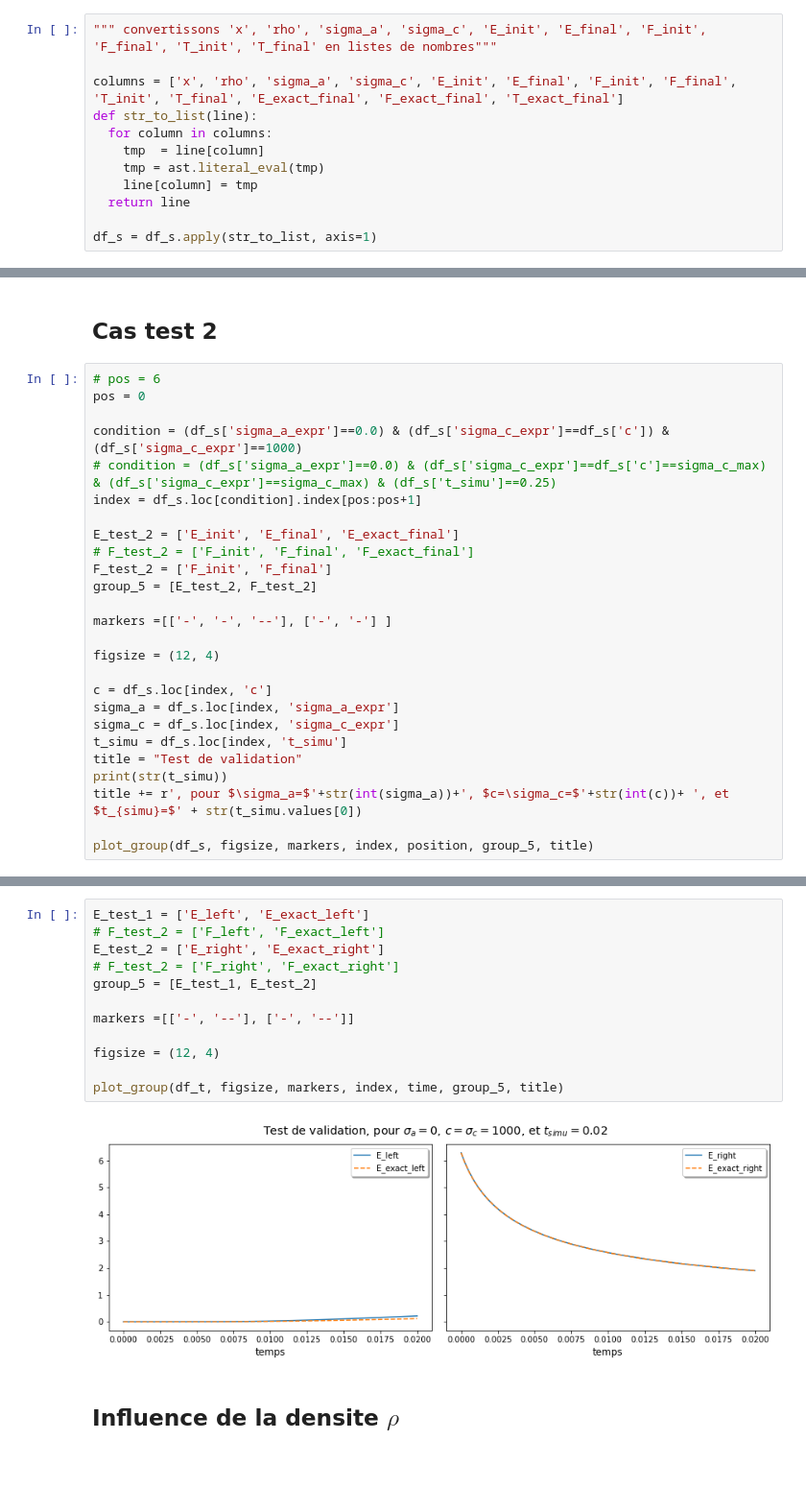
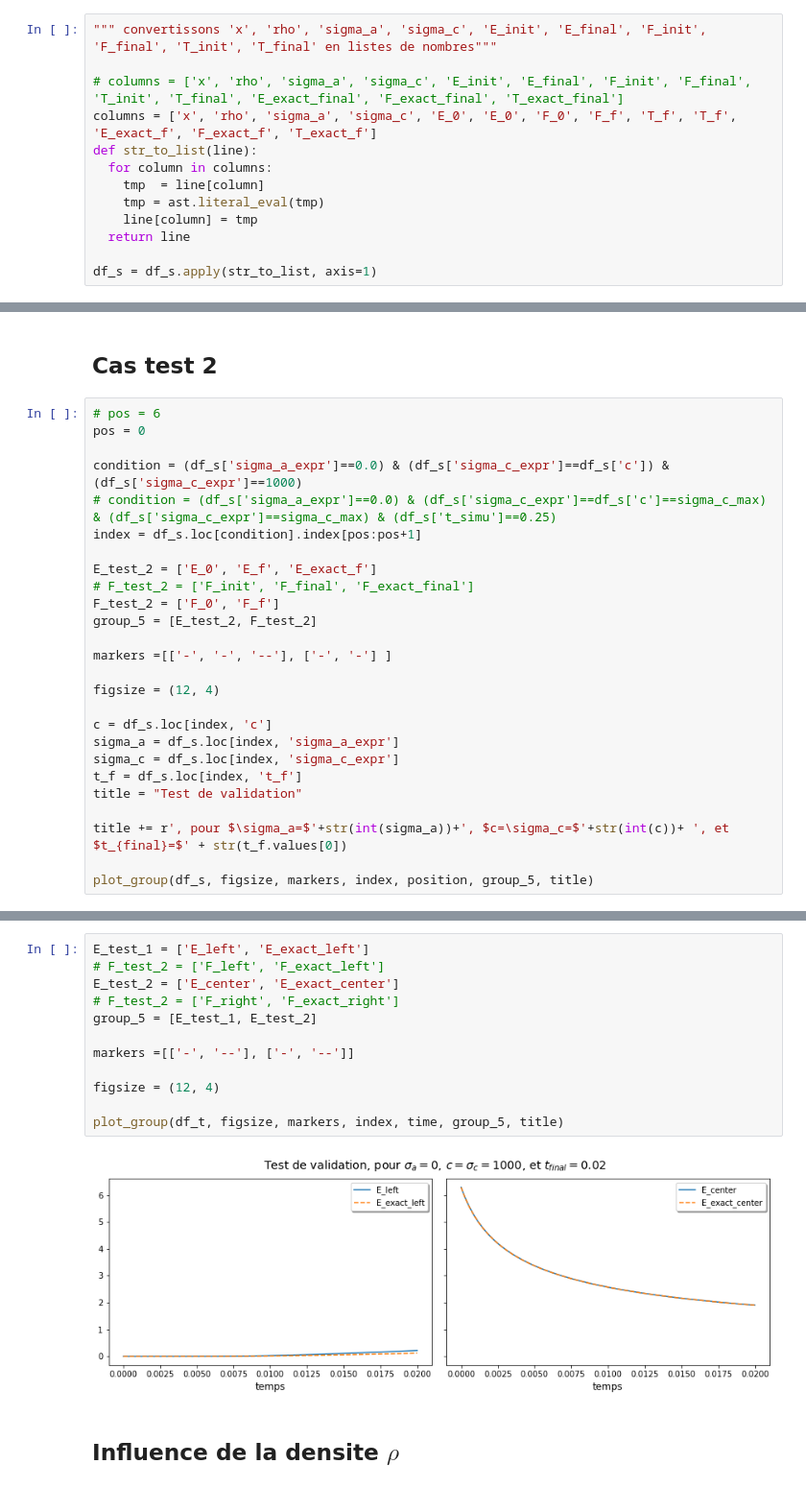
Before and after one commit to ddrous/projet-inverse-2d, a Jupyter notebook: src/notebook/analyse_des_donnees.ipynb, the cells around one changed output, grey strips where cells are left out. Shown at 96% size. Cells and saved outputs as stored; diff of their text form.

```diff
--- a/src/notebook/analyse_des_donnees.ipynb
+++ b/src/notebook/analyse_des_donnees.ipynb
@@ -110,7 +111,8 @@ df_t.head(1)
 # %%
 """ convertissons 'x', 'rho', 'sigma_a', 'sigma_c', 'E_init', 'E_final', 'F_init', 'F_final', 'T_init', 'T_final' en listes de nombres"""
 
-columns = ['x', 'rho', 'sigma_a', 'sigma_c', 'E_init', 'E_final', 'F_init', 'F_final', 'T_init', 'T_final', 'E_exact_final', 'F_exact_final', 'T_exact_final']
+# columns = ['x', 'rho', 'sigma_a', 'sigma_c', 'E_init', 'E_final', 'F_init', 'F_final', 'T_init', 'T_final', 'E_exact_final', 'F_exact_final', 'T_exact_final']
+columns = ['x', 'rho', 'sigma_a', 'sigma_c', 'E_0', 'E_0', 'F_0', 'F_f', 'T_f', 'T_f', 'E_exact_f', 'F_exact_f', 'T_exact_f']
 def str_to_list(line):
   for column in columns:
     tmp  = line[column]
@@ -278,9 +283,9 @@ condition = (df_s['sigma_a_expr']==0.0) & (df_s['sigma_c_expr']==df_s['c']) & (d
 # condition = (df_s['sigma_a_expr']==0.0) & (df_s['sigma_c_expr']==df_s['c']==sigma_c_max) & (df_s['sigma_c_expr']==sigma_c_max) & (df_s['t_simu']==0.25)
 index = df_s.loc[condition].index[pos:pos+1]
 
-E_test_2 = ['E_init', 'E_final', 'E_exact_final']
+E_test_2 = ['E_0', 'E_f', 'E_exact_f']
 # F_test_2 = ['F_init', 'F_final', 'F_exact_final']
-F_test_2 = ['F_init', 'F_final']
+F_test_2 = ['F_0', 'F_f']
 group_5 = [E_test_2, F_test_2]
 
 markers =[['-', '-', '--'], ['-', '-'] ]
@@ -290,10 +295,10 @@ figsize = (12, 4)
 c = df_s.loc[index, 'c']
 sigma_a = df_s.loc[index, 'sigma_a_expr']
 sigma_c = df_s.loc[index, 'sigma_c_expr']
-t_simu = df_s.loc[index, 't_simu']
+t_f = df_s.loc[index, 't_f']
 title = "Test de validation"
-print(str(t_simu))
-title += r', pour $\sigma_a=$'+str(int(sigma_a))+', $c=\sigma_c=$'+str(int(c))+ ', et $t_{simu}=$' + str(t_simu.values[0])
+
+title += r', pour $\sigma_a=$'+str(int(sigma_a))+', $c=\sigma_c=$'+str(int(c))+ ', et $t_{final}=$' + str(t_f.values[0])
 
 plot_group(df_s, figsize, markers, index, position, group_5, title)
 # %% [output]
@@ -303,17 +306,17 @@ Name: t_simu, dtype: float64
 # %%
 E_test_1 = ['E_left', 'E_exact_left']
 # F_test_2 = ['F_left', 'F_exact_left']
-E_test_2 = ['E_right', 'E_exact_right']
+E_test_2 = ['E_center', 'E_exact_center']
 # F_test_2 = ['F_right', 'F_exact_right']
 group_5 = [E_test_1, E_test_2]
 
 markers =[['-', '--'], ['-', '--']]
 
 figsize = (12, 4)
 
 plot_group(df_t, figsize, markers, index, time, group_5, title)
 # %% [output]
-[figure, old version]
+[figure, new version]
 # %% [markdown]
 ## Influence de la densite $\rho$
 # %% [markdown]
```
Also changed, not shown: parts of 11 cells of this notebook, 12 other files.
